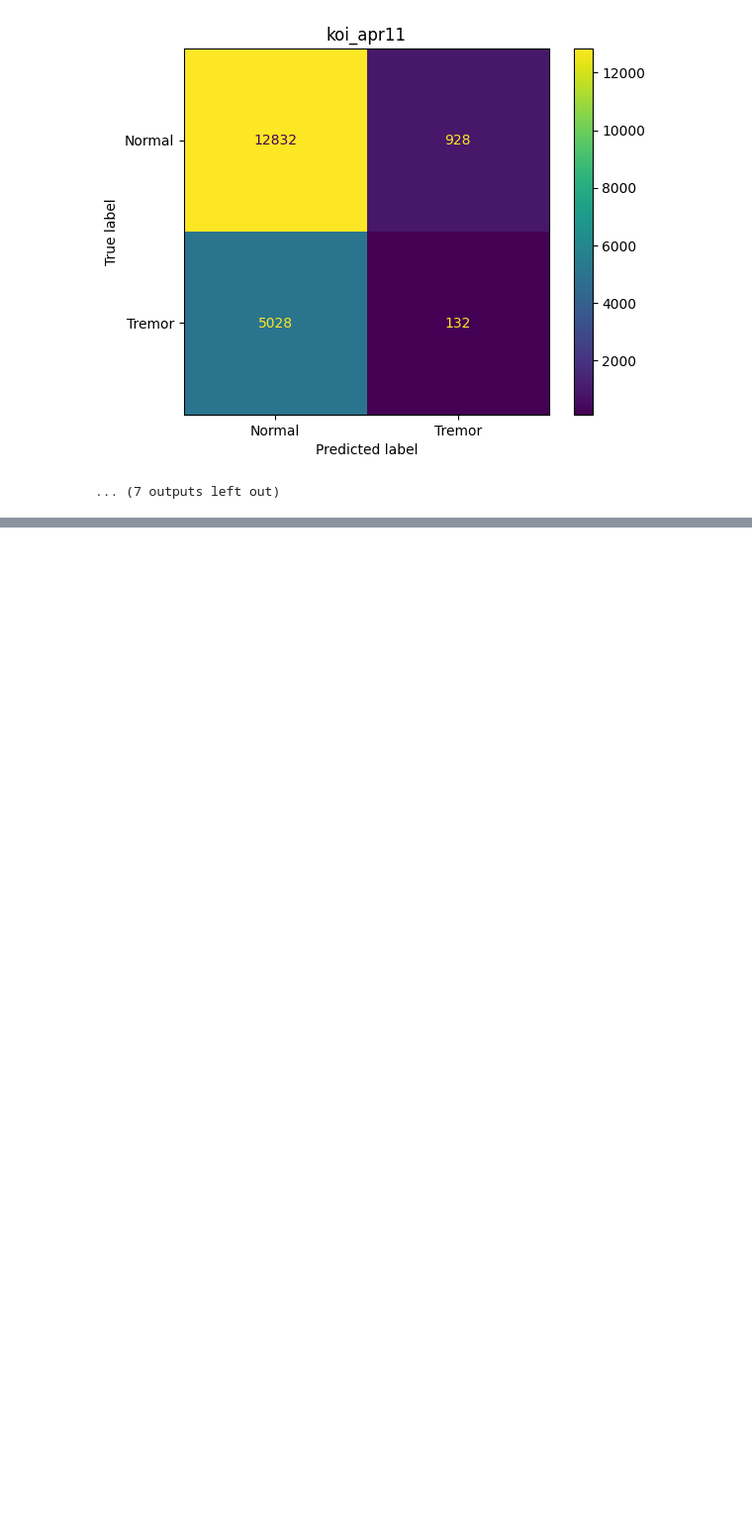
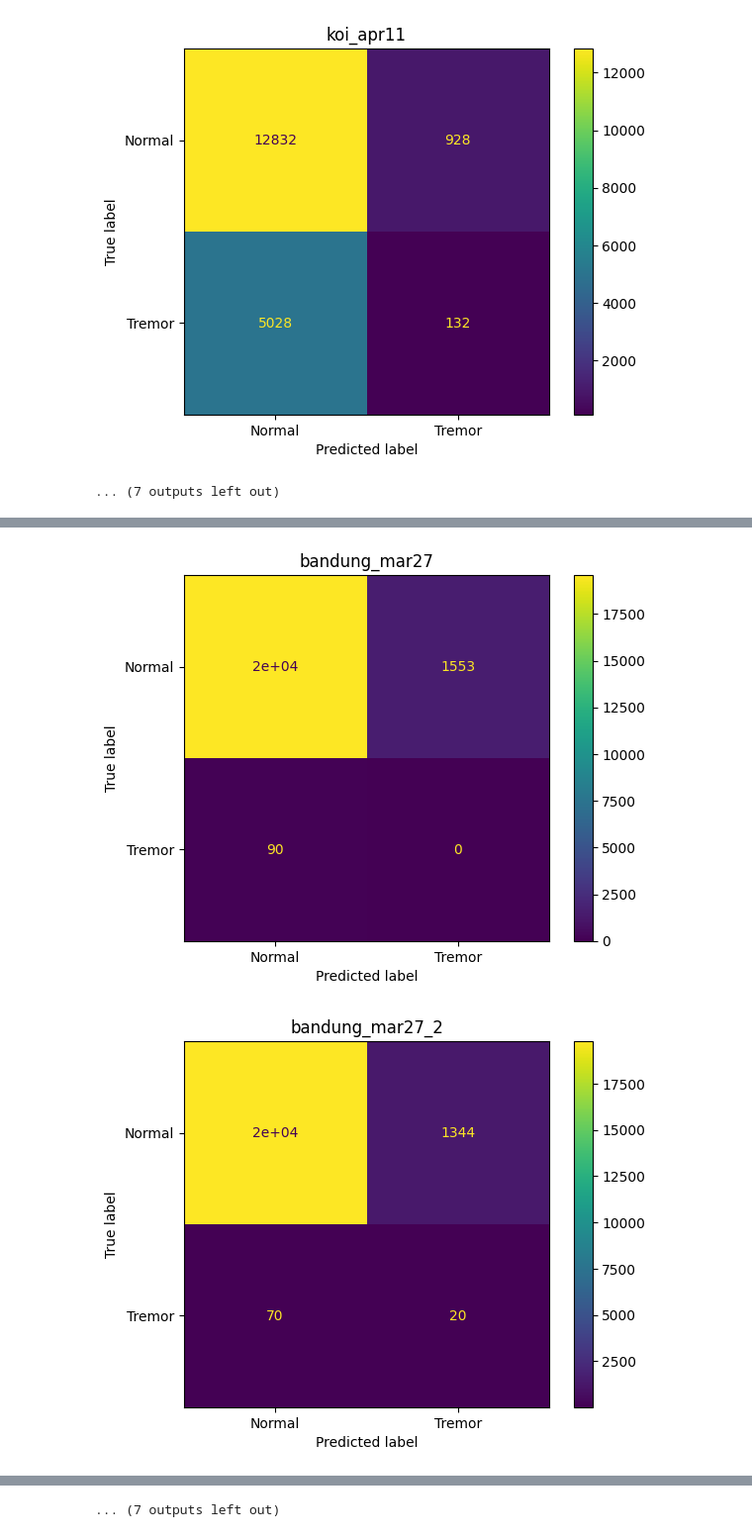
Before and after one commit to russell-ykh/monke, a Jupyter notebook: classify.ipynb, the cells around one changed output, grey strips where cells are left out. Shown at 99% size. Cells and saved outputs as stored; diff of their text form; code cells hidden in the pictures; blank space fills up the shorter version.

Commit message:
some classifying stuff

```diff
--- a/classify.ipynb
+++ b/classify.ipynb
@@ -330,0 +394,5 @@ for name in predictions:
+# %%
+for label_file in label_files:
+    name = path.basename(label_file).split("_tremors")[0]
+    labels = np.array(mf.generate_labelled_frames(test_data4[name], mio.read_tremors(label_file, full_path=True)))
+    test_labels4[name] = labels
@@ -330,0 +417,30 @@ for name in predictions:
+# %%
+training_data4 = None
+training_labels4 = None
+training_weights4 = None
+
+for name in test_data4:
+    if "koi" in name:
+        test_sample4 = test_data4[name]
+        test_labels_sample4 = test_labels4[name]
+        weights_sample4 = training_weights_all4[name]
+        X_train, X_test, y_train, y_test, z_train, z_test = train_test_split(test_sample4, test_labels_sample4, weights_sample4, test_size=0.2)
+
+        test_data4[name] = X_test
+        test_labels4[name] = y_test
+
+        if training_data4 is None:
+            training_data4 = X_train
+            training_labels4 = y_train
+            training_weights4 = z_train
+        else:
+            training_data4 = np.concatenate((training_data4, X_train), axis=0)
+            training_labels4 = np.concatenate((training_labels4, y_train), axis=0)
+            training_weights4 = np.concatenate((training_weights4, z_train), axis=0)
+# %%
+clf = RandomForestClassifier(class_weight="balanced")
+predictions, metrics = mc.classify(training_data4, training_labels4, test_data4, test_labels4, classifier=clf, train_weights=training_weights4)
+
+df = pd.DataFrame(metrics)
+df.to_csv(path.join(cd, "classification", f"test4_w{window}_t{threshold}.csv"))
+df
@@ -330,0 +453,13 @@ for name in predictions:
+# %%
+for name in predictions:
+    display = ConfusionMatrixDisplay.from_predictions(test_labels4[name], predictions[name])
+    if(display.confusion_matrix.size == 1):
+        display.ax_.set_xticklabels(["Normal"])
+        display.ax_.set_yticklabels(["Normal"])
+    else:
+        display.ax_.set_xticklabels(["Normal", "Tremor"])
+        display.ax_.set_yticklabels(["Normal", "Tremor"])
+    display.ax_.set_title(f"{name}")
+# %% [output]
+[figure, added]
+[figure, added]
@@ -330,0 +476 @@ for name in predictions:
+... (7 outputs left out)
```
Also changed, not shown: parts of 15 cells of this notebook, 30 other files.
